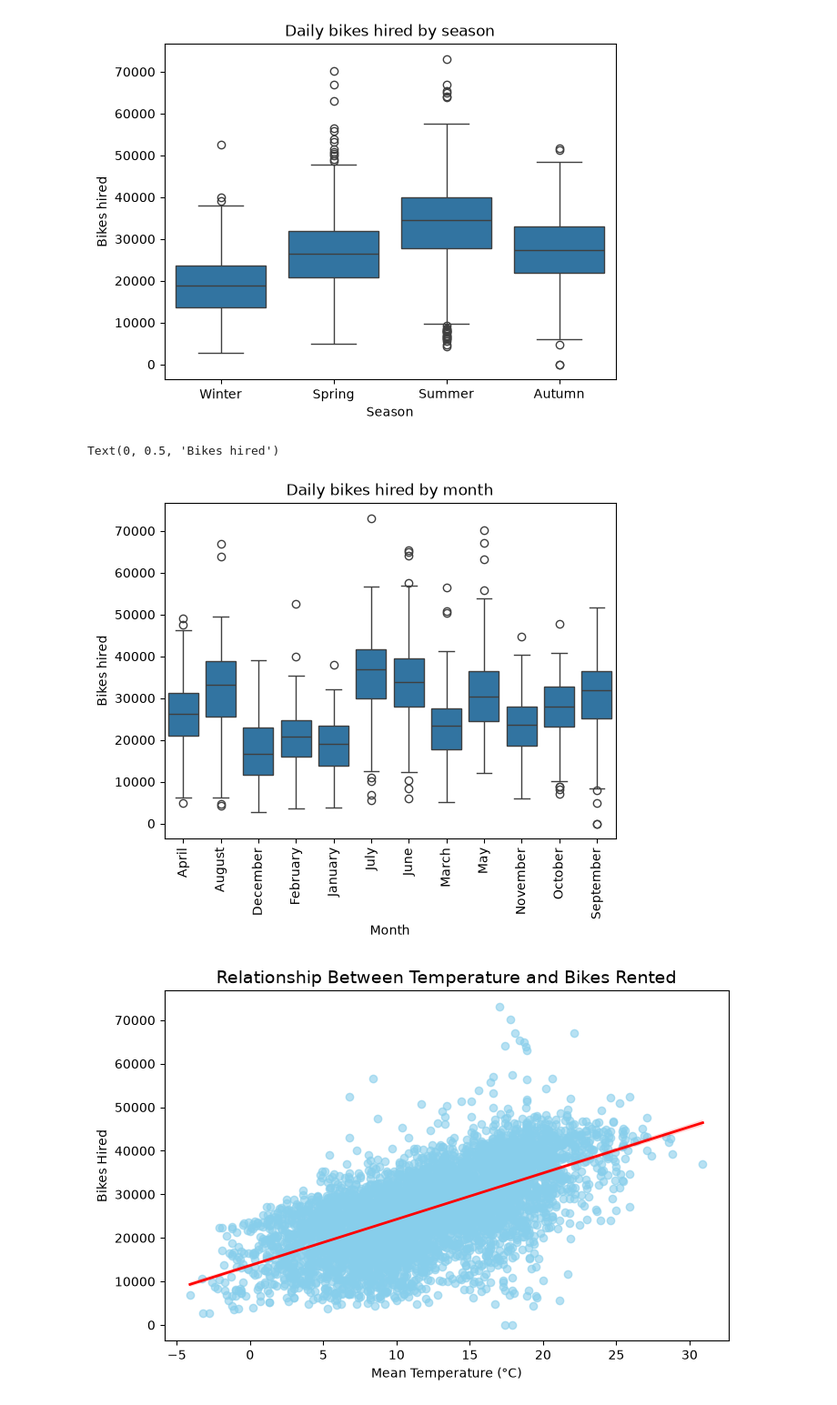
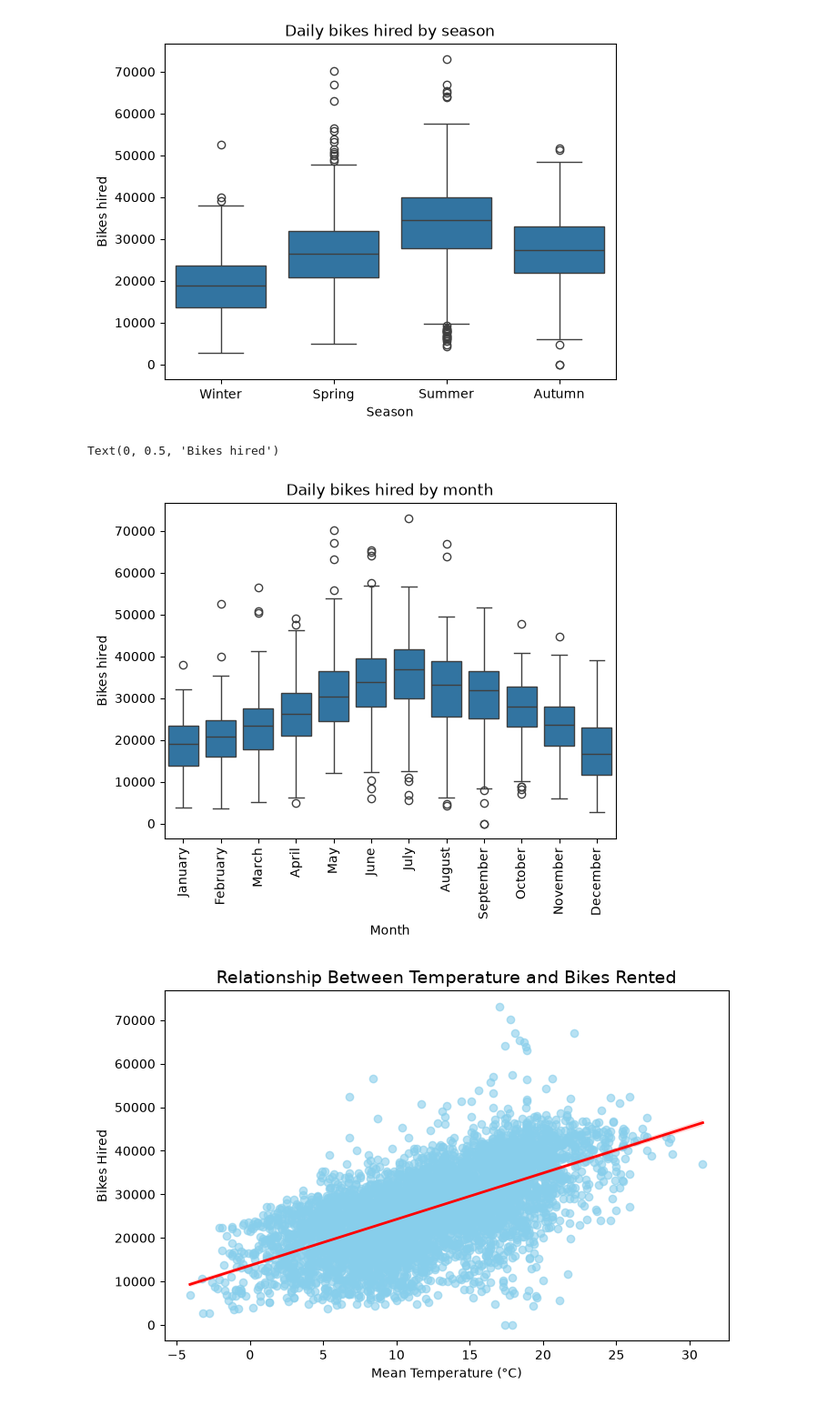
Before and after one commit to JenniferChen23/GroupProject-Analytics-Through-Coding-, a Jupyter notebook: Session_3/Group_Project.ipynb, the cells around one changed output. Shown at 91% size. Saved outputs shown, nothing was run; the diff lists cells and outputs as text; code cells hidden in the pictures.

Commit message:
ModifyMonthOrder_addMarkdown

```diff
--- a/Session_3/Group_Project.ipynb
+++ b/Session_3/Group_Project.ipynb
@@ -212,18 +212,26 @@ plt.ylabel("Bikes hired")
 Text(0, 0.5, 'Bikes hired')
 [figure]
 # %%
+month_order = [
+    "January", "February", "March", "April",
+    "May", "June", "July", "August",
+    "September", "October", "November", "December"
+]
+
 sns.boxplot(
     data=bikes,
     x="month_name",
-    y = "bikes_hired",
+    y="bikes_hired",
+    order=month_order
 )
+
 plt.title("Daily bikes hired by month")
 plt.xlabel("Month")
 plt.xticks(rotation=90)
 plt.ylabel("Bikes hired")
 # %% [output]
 Text(0, 0.5, 'Bikes hired')
-[figure, old version]
+[figure, new version]
 # %%
 plt.figure(figsize=(8, 5))
 
```
Also changed, not shown: parts of 1 cell of this notebook.
